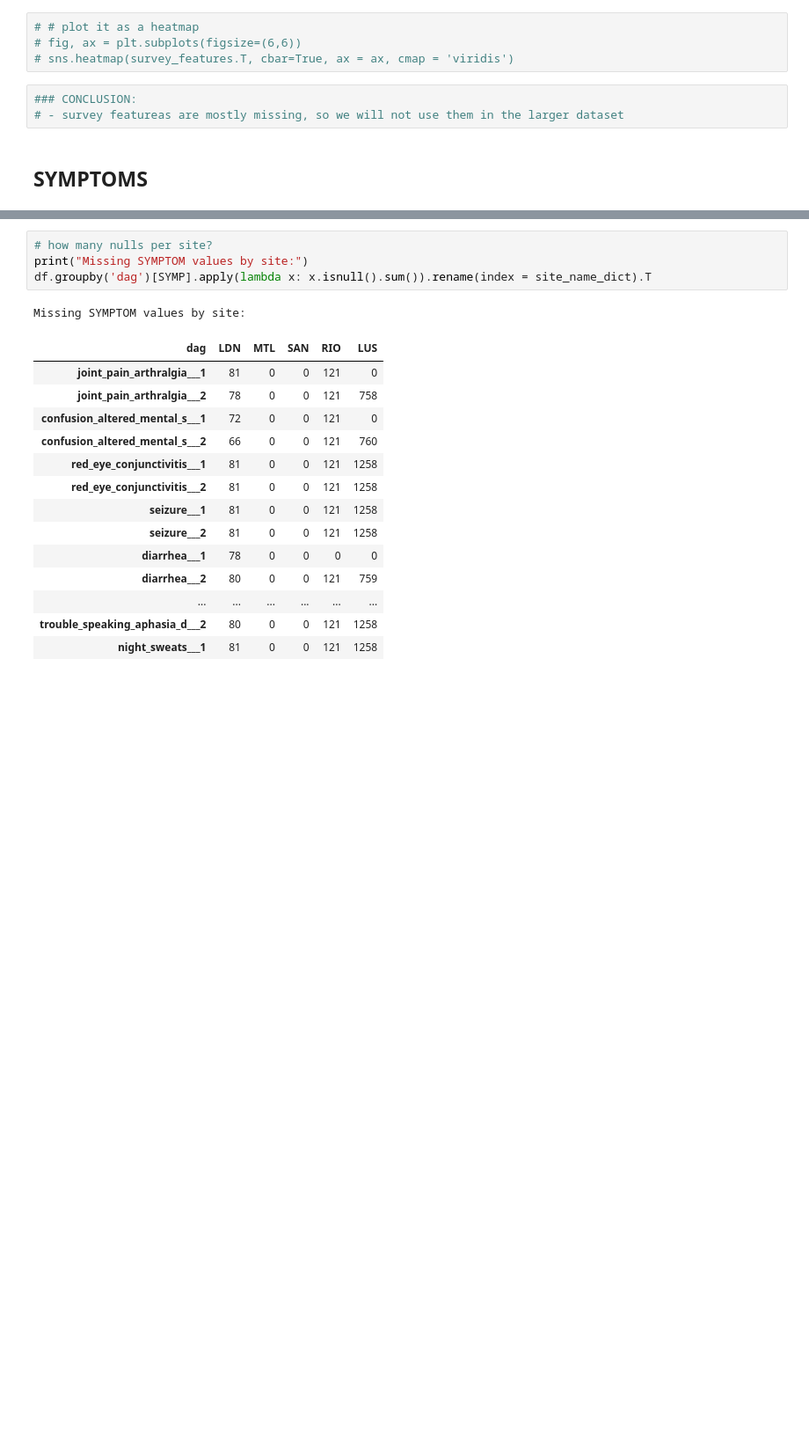
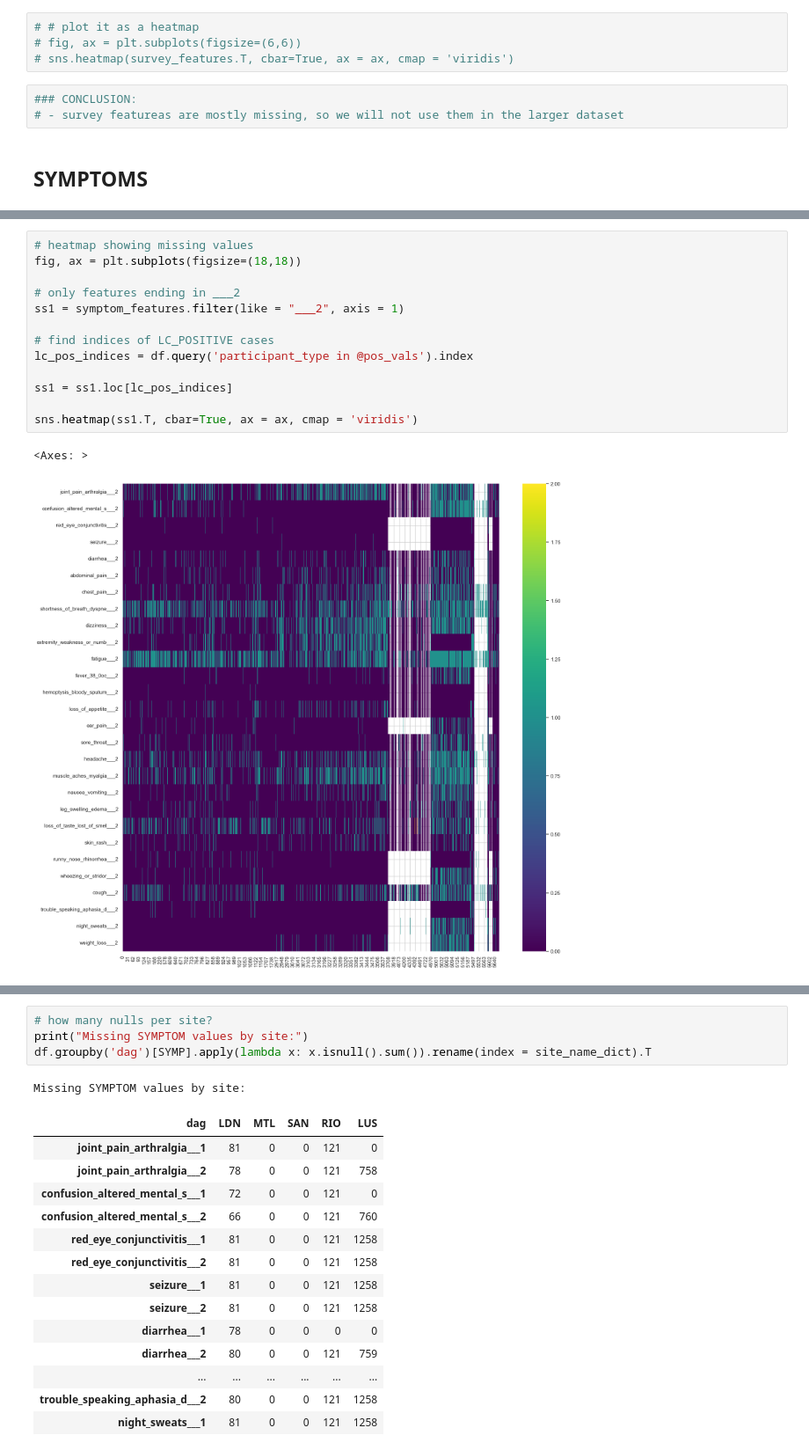
Before and after one commit to davidtweddell/lc_repo, a Jupyter notebook: 01-inspect-data-MP.ipynb, the cells around one changed output, grey strips where cells are left out. Shown at 88% size. Drawn from its saved outputs; the diff is of its cells as text; blank space fills up the shorter version.

```diff
--- a/01-inspect-data-MP.ipynb
+++ b/01-inspect-data-MP.ipynb
@@ -946 +954,17 @@ survey_features.shape
+# %%
+# heatmap showing missing values
+fig, ax = plt.subplots(figsize=(18,18))
+
+# only features ending in ___2
+ss1 = symptom_features.filter(like = "___2", axis = 1)
+
+# find indices of LC_POSITIVE cases
+lc_pos_indices = df.query('participant_type in @pos_vals').index
+
+ss1 = ss1.loc[lc_pos_indices]
+
+sns.heatmap(ss1.T, cbar=True, ax = ax, cmap = 'viridis')
+# %% [output]
+<Axes: >
+[figure, added]
 # %%
```
Also changed, not shown: parts of 10 cells of this notebook.
